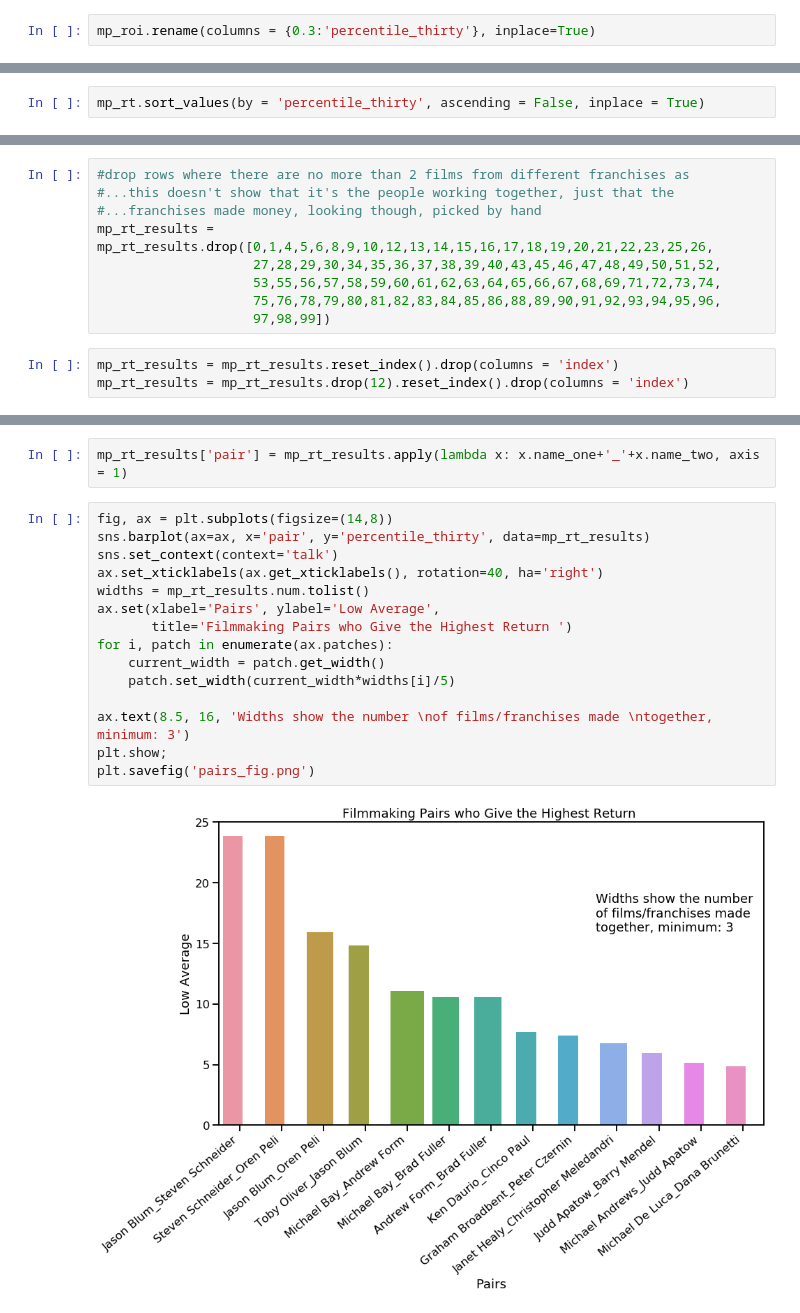
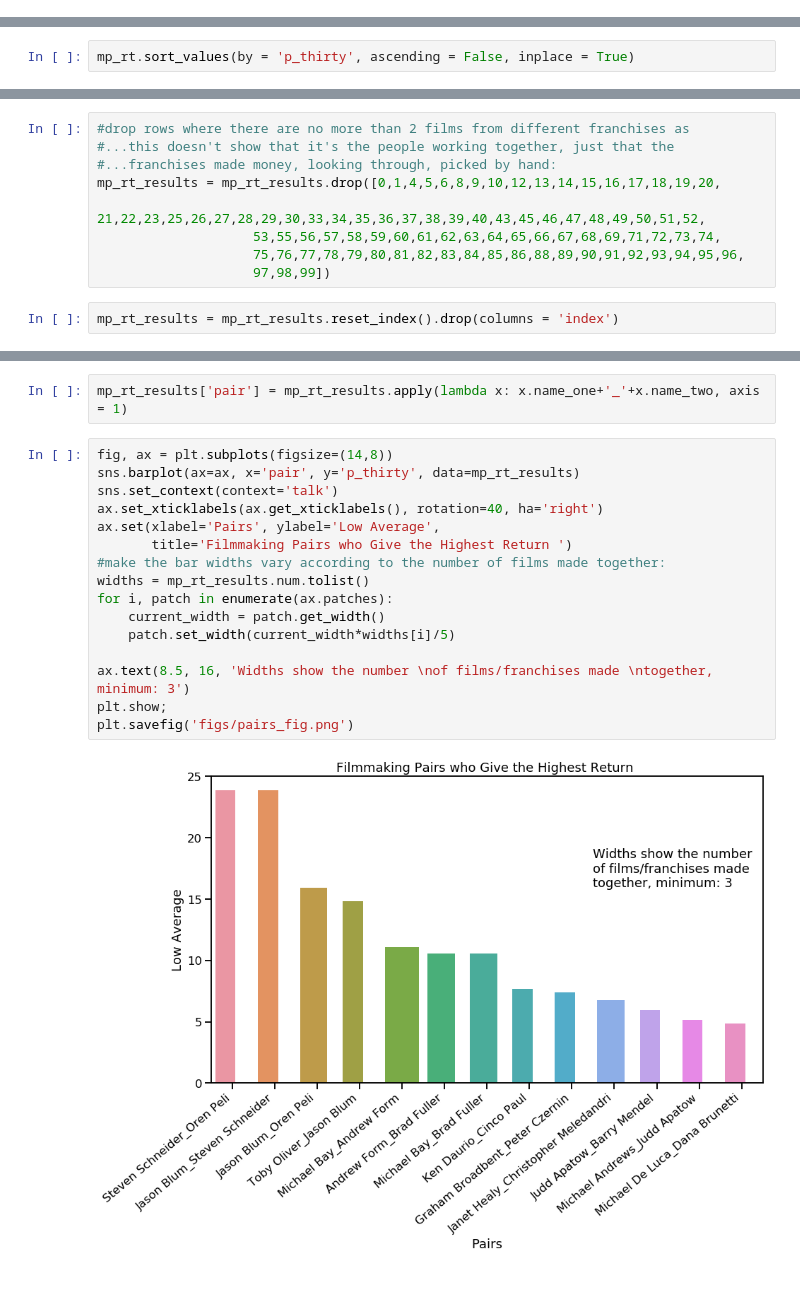
Before and after one commit to Maltanno/Phase1_Project, a Jupyter notebook: Questions -MA.ipynb, the cells around one changed output, grey strips where cells are left out. Cells and saved outputs as stored; diff of their text form; blank space fills up the shorter version.

```diff
--- a/Questions -MA.ipynb
+++ b/Questions -MA.ipynb
@@ -579,4 +354,2 @@ mp_roi = mp_roi.join(mp_roi.quantile(q = 0.3, numeric_only = True, axis = 1))
-# %%
-mp_roi.rename(columns = {0.3:'percentile_thirty'}, inplace=True)
 # %%
 title = get_insert('primary_title')
@@ -592,3 +374,3 @@ mp_rt = mp_rt[mp_rt.apply(lambda x: x.nunique() > 7, axis = 1)]
 # %%
-mp_rt.sort_values(by = 'percentile_thirty', ascending = False, inplace = True)
+mp_rt.sort_values(by = 'p_thirty', ascending = False, inplace = True)
 # %%
@@ -638,12 +415,11 @@ mp_rt_results = mp_rt.iloc[:,19:].head(100)
 # %%
 #drop rows where there are no more than 2 films from different franchises as
 #...this doesn't show that it's the people working together, just that the
-#...franchises made money, looking though, picked by hand
-mp_rt_results = mp_rt_results.drop([0,1,4,5,6,8,9,10,12,13,14,15,16,17,18,19,20,21,22,23,25,26,
-                    27,28,29,30,34,35,36,37,38,39,40,43,45,46,47,48,49,50,51,52,
+#...franchises made money, looking through, picked by hand:
+mp_rt_results = mp_rt_results.drop([0,1,4,5,6,8,9,10,12,13,14,15,16,17,18,19,20,
+                                    21,22,23,25,26,27,28,29,30,33,34,35,36,37,38,39,40,43,45,46,47,48,49,50,51,52,
                     53,55,56,57,58,59,60,61,62,63,64,65,66,67,68,69,71,72,73,74,
-                    75,76,78,79,80,81,82,83,84,85,86,88,89,90,91,92,93,94,95,96,
+                    75,76,77,78,79,80,81,82,83,84,85,86,88,89,90,91,92,93,94,95,96,
                     97,98,99])
 # %%
 mp_rt_results = mp_rt_results.reset_index().drop(columns = 'index')
-mp_rt_results = mp_rt_results.drop(12).reset_index().drop(columns = 'index')
@@ -677,18 +486,19 @@ Looking for the pairs: if they are only in one or two films, or franchises, toge
 mp_rt_results['pair'] = mp_rt_results.apply(lambda x: x.name_one+'_'+x.name_two, axis = 1)
 # %%
 fig, ax = plt.subplots(figsize=(14,8))
-sns.barplot(ax=ax, x='pair', y='percentile_thirty', data=mp_rt_results)
+sns.barplot(ax=ax, x='pair', y='p_thirty', data=mp_rt_results)
 sns.set_context(context='talk')
 ax.set_xticklabels(ax.get_xticklabels(), rotation=40, ha='right')
-widths = mp_rt_results.num.tolist()
 ax.set(xlabel='Pairs', ylabel='Low Average',
        title='Filmmaking Pairs who Give the Highest Return ')
+#make the bar widths vary according to the number of films made together:
+widths = mp_rt_results.num.tolist()
 for i, patch in enumerate(ax.patches):
     current_width = patch.get_width()
     patch.set_width(current_width*widths[i]/5)
 
 ax.text(8.5, 16, 'Widths show the number \nof films/franchises made \ntogether, minimum: 3')
 plt.show;
-plt.savefig('pairs_fig.png')
+plt.savefig('figs/pairs_fig.png')
 # %% [output]
-[figure, old version]
+[figure, new version]
```
Also changed, not shown: parts of 93 cells of this notebook, 30 other files.
